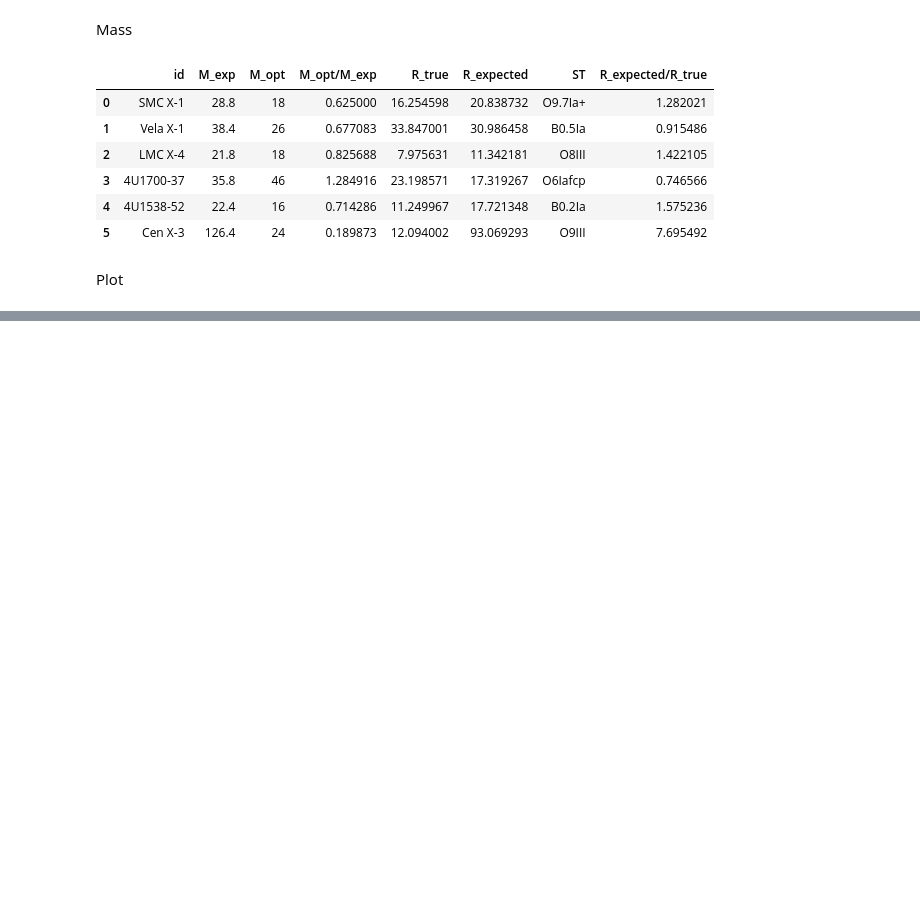
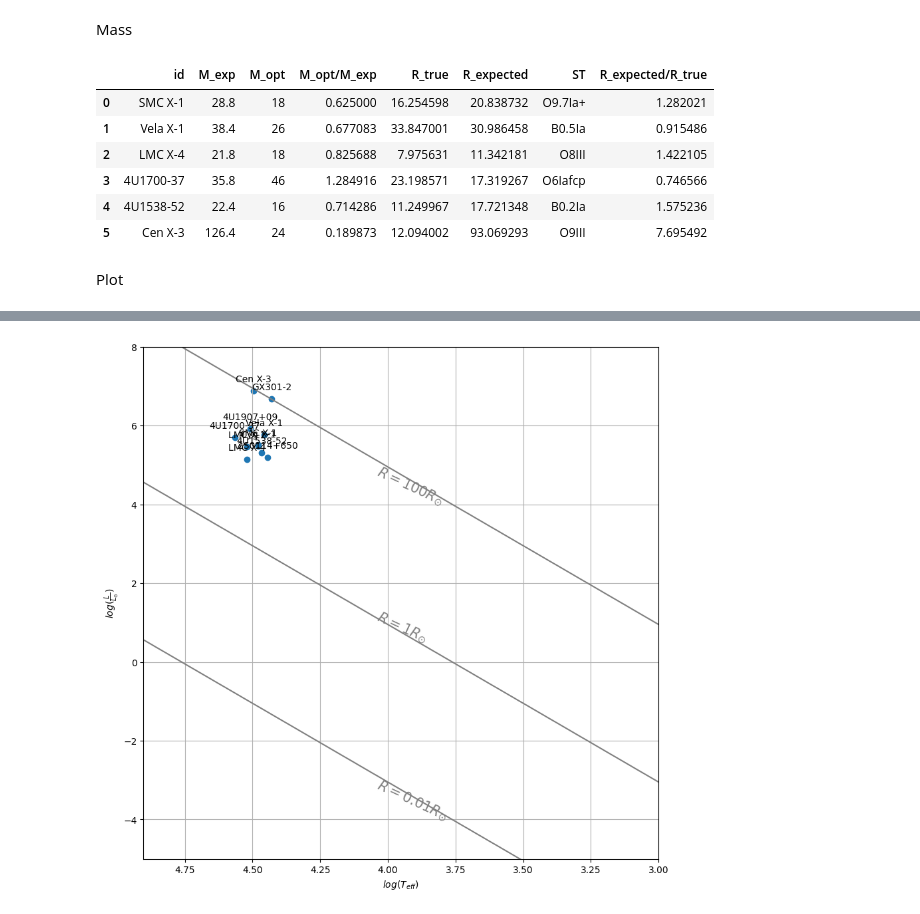
Before and after one commit to LvV210/MasterProject, a Jupyter notebook: luminosity2.ipynb, the cells around one changed output, grey strips where cells are left out. Drawn from its saved outputs; the diff is of its cells as text; code cells hidden in the pictures; blank space fills up the shorter version.

Commit message:
Added a code evolutionary tracks. Last save point for luminosity.ipynb.

```diff
--- a/luminosity2.ipynb
+++ b/luminosity2.ipynb
@@ -202,0 +176,42 @@ plt.show()
+# %%
+plt.figure(figsize=(10,10))
+plt.scatter(df_L["logTeff"], df_L["logL_true/L_sun"])
+plt.ylim(-5, 8)
+plt.xlim(np.log10(80000),np.log10(1000))
+plt.xlabel(r"$log(T_{eff})$")
+plt.ylabel(r"$log(\frac{L}{L_{\odot}})$")
+
+def L(Teff, R):
+    # Some constants
+    sigma = 5.67e-8 # W m-2 k-4
+    Rsun = 696340000 # m
+    Lsun = 3.86e26 # W
+
+    return np.log10((4 * np.pi * sigma * Rsun**2) / Lsun) + 2 * np.log10(R) + 4 * np.log10(Teff)
+
+radii = [0.01, 1, 100] # Solar radii
+T_cR = [10**3, 10**5]
+log_T_cR = [3, 5]
+L_cR = []
+
+for R in radii:
+    save = []
+    for T in T_cR:
+        save.append(L(T, R))
+    L_cR.append(save)
+
+for L in L_cR:
+    plt.plot(log_T_cR, L, color='grey')
+
+for i, label in enumerate(df_L["id"].tolist()):
+    plt.annotate(label, (df_L["logTeff"].tolist()[i], df_L["logL_true/L_sun"].tolist()[i]), textcoords="offset points", xytext=(0,10), ha='center')
+
+# Add text with radii to lines
+plt.text(4.05, 4, s=r'$R = 100R_{\odot}$', rotation=-25, fontsize=15, color='grey')
+plt.text(4.05, 0.5, s=r'$R = 1R_{\odot}$', rotation=-25, fontsize=15, color='grey')
+plt.text(4.05, -4, s=r'$R = 0.01R_{\odot}$', rotation=-25, fontsize=15, color='grey')
+
+plt.grid(True)
+plt.show()
+# %% [output]
+[figure, added]
```
Also changed, not shown: parts of 9 cells of this notebook, 3 other files.
